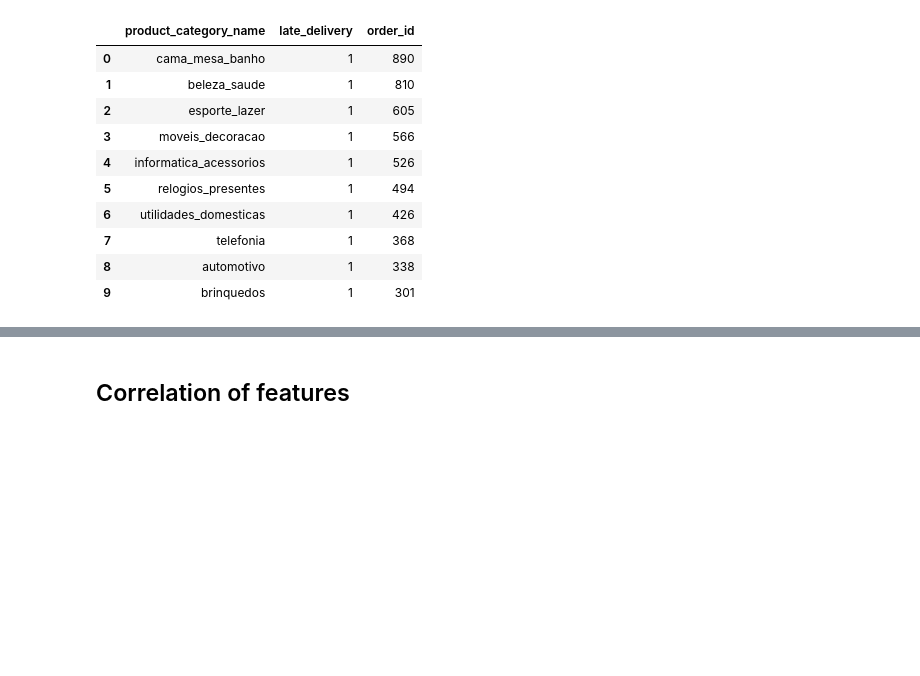
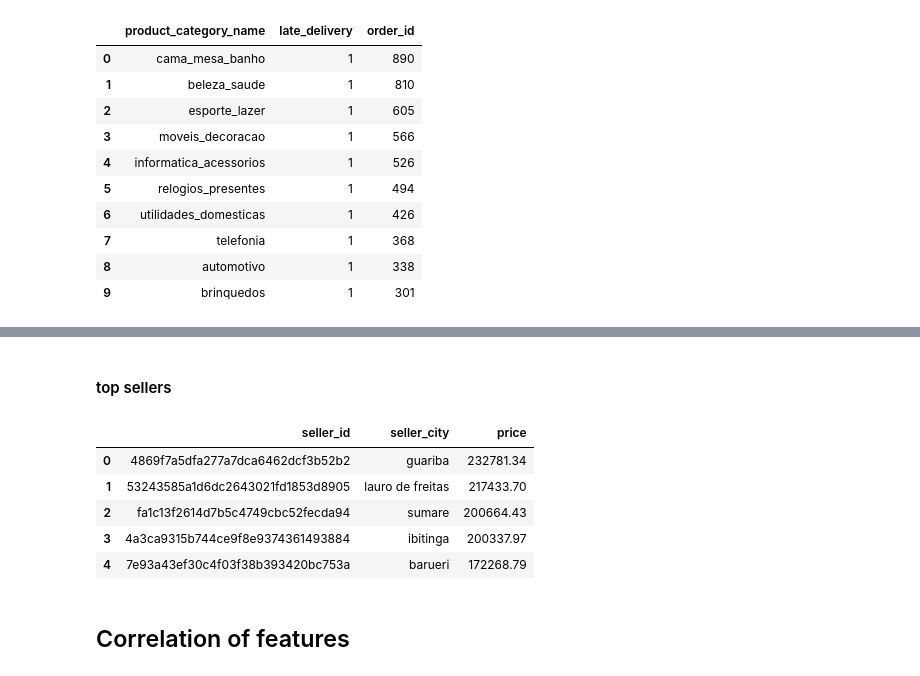
Before and after one commit to Nikhilprajapati4/Sales-analysis, a Jupyter notebook: notebook/EDA.ipynb, the cells around one changed output, grey strips where cells are left out. Cells and saved outputs as stored; diff of their text form; code cells hidden in the pictures; blank space fills up the shorter version.

```diff
--- a/notebook/EDA.ipynb
+++ b/notebook/EDA.ipynb
@@ -330,3 +341,15 @@ late_delivery.head(10)
+# %% [markdown]
+#### top sellers
+# %%
+top_sellers = df.groupby(["seller_id", "seller_city"])["price"].sum().sort_values(ascending=False).reset_index()
+top_sellers.head()
+# %% [output]
+|  | seller_id | seller_city | price |
+| 0 | 4869f7a5dfa277a7dca6462dcf3b52b2 | guariba | 232781.34 |
+| 1 | 53243585a1d6dc2643021fd1853d8905 | lauro de freitas | 217433.70 |
+| 2 | fa1c13f2614d7b5c4749cbc52fecda94 | sumare | 200664.43 |
+| 3 | 4a3ca9315b744ce9f8e9374361493884 | ibitinga | 200337.97 |
+| 4 | 7e93a43ef30c4f03f38b393420bc753a | barueri | 172268.79 |
 # %% [markdown]
 ## Correlation of features
 # %%
```
Also changed, not shown: parts of 5 cells of this notebook, 1 other file.
